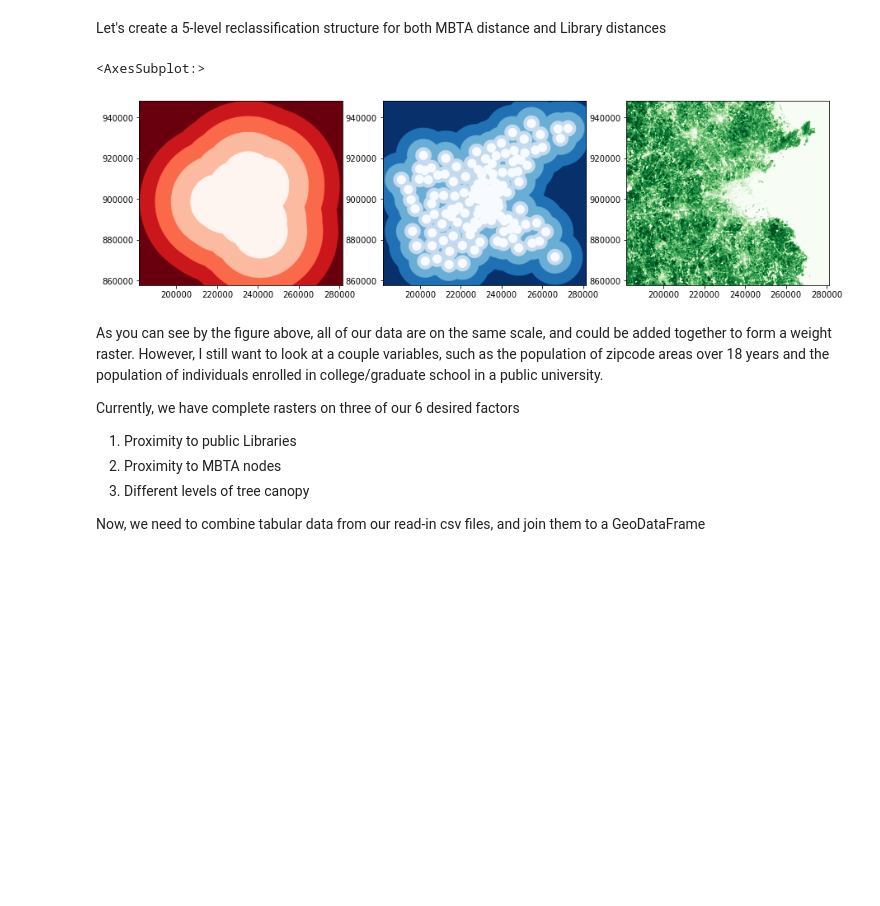
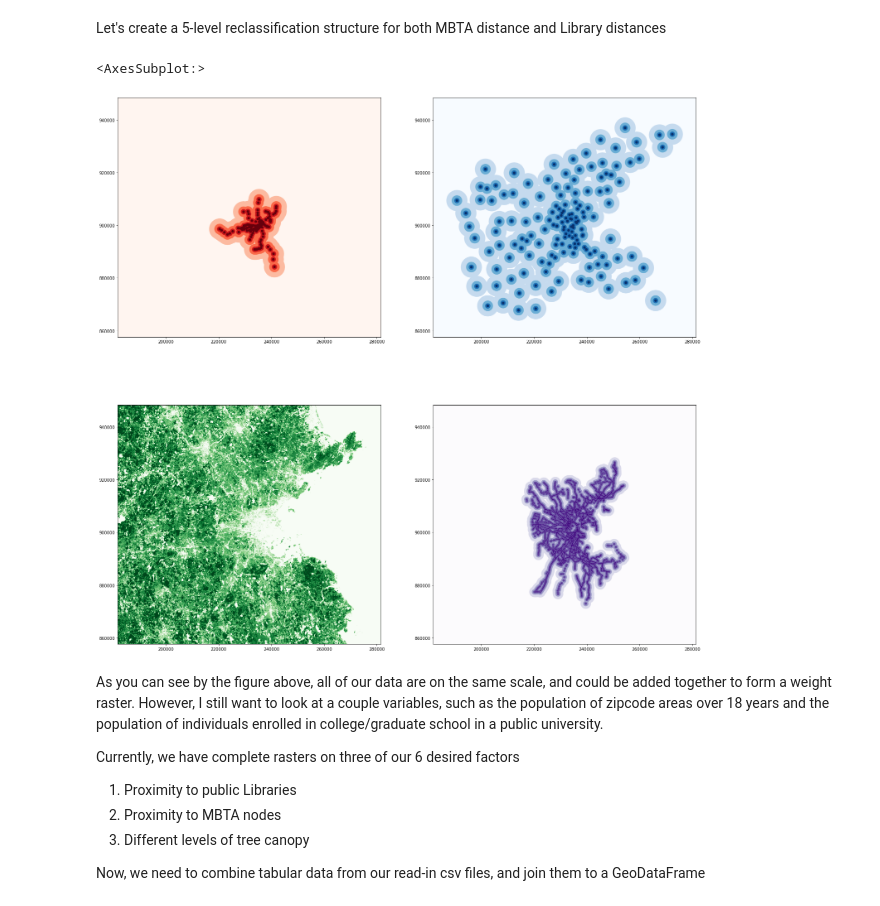
Before and after one commit to kschip97/uep239FinalProj, a Jupyter notebook: notebooks/uep239_FinalProj_SchipperKees.ipynb, the cells around one changed output. Saved outputs shown, nothing was run; the diff lists cells and outputs as text; code cells hidden in the pictures; blank space fills up the shorter version.

```diff
--- a/notebooks/uep239_FinalProj_SchipperKees.ipynb
+++ b/notebooks/uep239_FinalProj_SchipperKees.ipynb
@@ -144,6 +152,7 @@ Libs = gpd.read_file("LIBRARIES_PT.shp")
 mbta_node = gpd.read_file("MBTA_NODE.shp")
 MPO_Bounds = gpd.read_file("MPO_Boundaries.shp")
 ZCTA = gpd.read_file("tl_2010_25_zcta510.shp")
+mbta_bus = gpd.read_file("MBTA_Bus_Stops.shp")
 # %% [markdown]
 See what the CRS values are for each of our shapefiles
 # %%
@@ -239,3 +271,4 @@ print(res, "\n", crs, "\n", nodata, "\n", bounds, "\n", shape)
 # First, we need to turn our point features into raster features
 mbta_ras = features.rasterize(mbta_clip['geometry'], out_shape = shape, fill = 1, transform = transform, default_value = 0)
 Libs_ras = features.rasterize(Libs_clip['geometry'], out_shape = shape, fill = 1, transform = transform, default_value = 0)
+bus_ras = features.rasterize(mbta_bus['geometry'], out_shape = shape, fill = 1, transform = transform, default_value = 0)
@@ -246,10 +276,15 @@ Libs_ras = features.rasterize(Libs_clip['geometry'], out_shape = shape, fill = 1
 # now we can make a distance matrix, and set the resolution to be equivalent to that of the tree cover matrix
 mbta_dist = ndimage.distance_transform_edt(mbta_ras) * res[0]
 Lib_dist = ndimage.distance_transform_edt(Libs_ras) * res[0]
+bus_dist = ndimage.distance_transform_edt(bus_ras) * res[0]
 
 # let's see how our distance rasters look with some pretty colors
-fig, (ax1, ax2) = plt.subplots(1, 2, figsize = (15, 20))
+fig, (ax1, ax2, ax3) = plt.subplots(1, 3, figsize = (15, 20))
 
 show(mbta_dist, transform = transform, ax = ax1, cmap = 'plasma_r')
 show(Lib_dist, transform = transform, ax = ax2, cmap = 'plasma_r')
+show(bus_dist, transform = transform, ax = ax3, cmap = 'magma_r')
+print(mbta_dist.mean())
+print(Lib_dist.mean())
+print(bus_dist.mean())
 # %% [output]
@@ -258,44 +295,74 @@ show(Lib_dist, transform = transform, ax = ax2, cmap = 'plasma_r')
 # %% [markdown]
 Let's create a 5-level reclassification structure for both MBTA distance and Library distances
 # %%
-def classify5Quants(raster, lowdist = "good"):
-    quants = np.quantile(raster, q = [.20, .40, .60, .80])
+def classify5Quants(raster, lowdist = "good", q = None, cuts = None):
+
+    """Reclassify a raster into 5 categories. User either provides 4 quantile values with the q parameter, or provides 4 cuts via the cuts parameter. Quantiles breaks by
+    percentages in the raster, while cuts breaks the raster by specified values. If a distance raster is inputted, cuts specify distance to an object that you are breaking
+    your categorizations by."""
 
     output = np.full(shape = raster.shape, fill_value = np.NaN)
 
-    if lowdist == "good":
-        output[raster <= quants[0]] = 1
-        output[(raster > quants[0]) & (raster <= quants[1])] = 2
-        output[(raster > quants[1]) & (raster <= quants[2])] = 3
-        output[(raster > quants[2]) & (raster <= quants[3])] = 4
-        output[raster > quants[3]] = 5
+    if q:
+        quants = np.quantile(raster, q)
+        if lowdist == "bad":
+            output[raster <= quants[0]] = 1
+            output[(raster > quants[0]) & (raster <= quants[1])] = 2
+            output[(raster > quants[1]) & (raster <= quants[2])] = 3
+            output[(raster > quants[2]) & (raster <= quants[3])] = 4
+            output[raster > quants[3]] = 5
 
-        return output
+            return output
 
-    elif lowdist == "bad":
-        output[raster <= quants[0]] = 5
-        output[(raster > quants[0]) & (raster <= quants[1])] = 4
-        output[(raster > quants[1]) & (raster <= quants[2])] = 3
-        output[(raster > quants[2]) & (raster <= quants[3])] = 2
-        output[raster > quants[3]] = 1
+        elif lowdist == "good":
+            output[raster <= quants[0]] = 5
+            output[(raster > quants[0]) & (raster <= quants[1])] = 4
+            output[(raster > quants[1]) & (raster <= quants[2])] = 3
+            output[(raster > quants[2]) & (raster <= quants[3])] = 2
+            output[raster > quants[3]] = 1
 
-        return output
+            return output
 
-    else:
-        raise Exception("lowdist must either be 'good' or 'bad', meaning that in your scoring algorithms, low distances are either 'good' or 'bad' for your scoring")
+        else:
+            raise Exception("lowdist must either be 'good' or 'bad', meaning that in your scoring algorithms, low distances are either 'good' or 'bad' for your scoring")
 
-mbta_reclass = classify5Quants(raster = mbta_dist)
-Lib_reclass = classify5Quants(raster = Lib_dist)
-trees_reclass = classify5Quants(raster = trees)
+    elif cuts:
+        if lowdist == "bad":
+            output[raster <= cuts[0]] = 1
+            output[(raster > cuts[0]) & (raster <= cuts[1])] = 2
+            output[(raster > cuts[1]) & (raster <= cuts[2])] = 3
+            output[(raster > cuts[2]) & (raster <= cuts[3])] = 4
+            output[raster > cuts[3]] = 5
 
-fig, (ax1, ax2, ax3) = plt.subplots(nrows = 1, ncols = 3, figsize = (15, 25))
+            return output
+
+        elif lowdist == "good":
+            output[raster <= cuts[0]] = 5
+            output[(raster > cuts[0]) & (raster <= cuts[1])] = 4
+            output[(raster > cuts[1]) & (raster <= cuts[2])] = 3
+            output[(raster > cuts[2]) & (raster <= cuts[3])] = 2
+            output[raster > cuts[3]] = 1
+
+            return output
+
+        else:
+            raise Exception("lowdist must either be 'good' or 'bad', meaning that in your scoring algorithms, low distances are either 'good' or 'bad' for your scoring")
+
+
+mbta_reclass = classify5Quants(raster = mbta_dist, cuts = [500, 1000, 2000, 4000], lowdist = "good")
+Lib_reclass = classify5Quants(raster = Lib_dist, cuts = [500, 1000, 2000, 4000], lowdist = "good")
+trees_reclass = classify5Quants(raster = trees, q = [.20, .40, .60, .80], lowdist = "bad")
+bus_reclass = classify5Quants(raster = bus_dist, cuts = [100, 500, 1000, 2000], lowdist = "good")
+
+fig, ((ax1, ax2), (ax3, ax4)) = plt.subplots(nrows = 2, ncols = 2, figsize = (25, 25))
 
 show(mbta_reclass, transform = transform, cmap = 'Reds', ax = ax1)
 show(Lib_reclass, transform = transform, cmap = 'Blues', ax = ax2)
 show(trees_reclass, transform = transform, cmap = 'Greens', ax = ax3)
+show(bus_reclass, transform = transform, cmap = "Purples", ax = ax4)
 # %% [output]
 <AxesSubplot:>
-[figure, old version]
+[figure, new version]
 # %% [markdown]
 As you can see by the figure above, all of our data are on the same scale, and could be added together to form a weight raster. However, I still want to look at a couple variables, such as the population of zipcode areas over 18 years and the population of individuals enrolled in college/graduate school in a public university.
 
```
Also changed, not shown: parts of 18 cells of this notebook, 8 other files.
